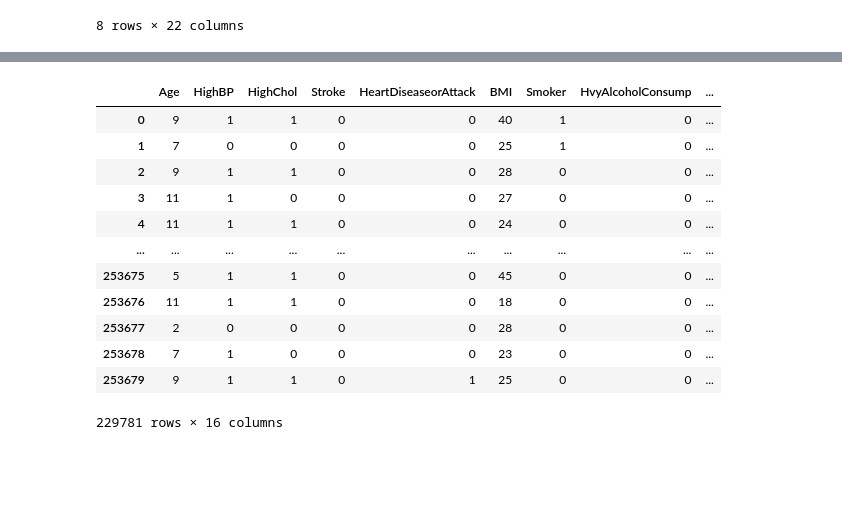
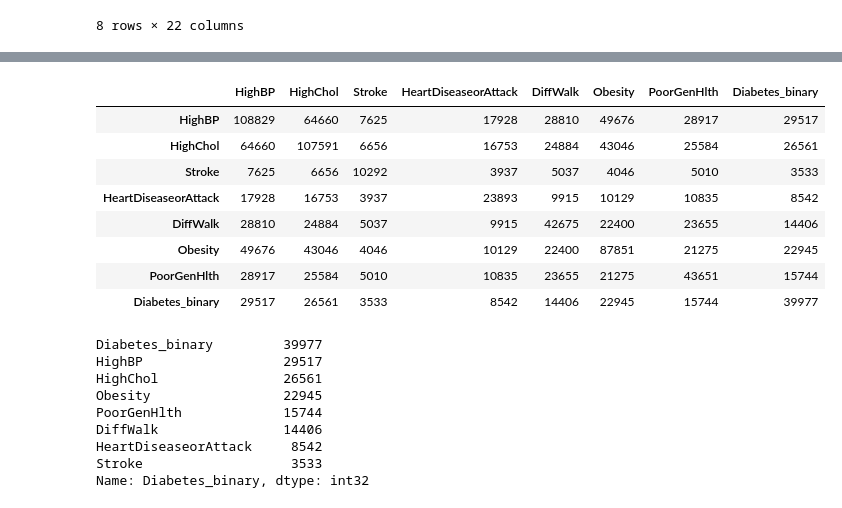
Before and after one commit to RaeezAli/comorbidity-network-analysis, a Jupyter notebook: notebooks/01_data_cleaning.ipynb, the cells around one changed output, grey strips where cells are left out. Saved outputs shown, nothing was run; the diff lists cells and outputs as text; code cells hidden in the pictures; blank space fills up the shorter version.

```diff
--- a/notebooks/01_data_cleaning.ipynb
+++ b/notebooks/01_data_cleaning.ipynb
@@ -230,0 +121,2 @@ df_selected.head()
+# %%
+data['PoorGenHlth'] = np.where(data['GenHlth'] >= 4, 1, 0)
@@ -269,22 +161,26 @@ df_selected
-# %%
-df_selected['HealthBurden'] = (
-    df_selected['ComorbidityScore'] +
-    df_selected['LifestyleScore'] +
-    df_selected['BMI'] / 10
-)
-df_selected
-# %% [output]
-|  | Age | HighBP | HighChol | Stroke | HeartDiseaseorAttack | BMI | Smoker | HvyAlcoholConsump | ... |
-| 0 | 9 | 1 | 1 | 0 | 0 | 40 | 1 | 0 | ... |
-| 1 | 7 | 0 | 0 | 0 | 0 | 25 | 1 | 0 | ... |
-| 2 | 9 | 1 | 1 | 0 | 0 | 28 | 0 | 0 | ... |
-| 3 | 11 | 1 | 0 | 0 | 0 | 27 | 0 | 0 | ... |
-| 4 | 11 | 1 | 1 | 0 | 0 | 24 | 0 | 0 | ... |
-| ... | ... | ... | ... | ... | ... | ... | ... | ... | ... |
-| 253675 | 5 | 1 | 1 | 0 | 0 | 45 | 0 | 0 | ... |
-| 253676 | 11 | 1 | 1 | 0 | 0 | 18 | 0 | 0 | ... |
-| 253677 | 2 | 0 | 0 | 0 | 0 | 28 | 0 | 0 | ... |
-| 253678 | 7 | 1 | 0 | 0 | 0 | 23 | 0 | 0 | ... |
-| 253679 | 9 | 1 | 1 | 0 | 1 | 25 | 0 | 0 | ... |
-229781 rows × 16 columns
+# %%
+co_occurrence = disease_df.T.dot(disease_df)
+co_occurrence
+# %% [output]
+|  | HighBP | HighChol | Stroke | HeartDiseaseorAttack | DiffWalk | Obesity | PoorGenHlth | Diabetes_binary |
+| HighBP | 108829 | 64660 | 7625 | 17928 | 28810 | 49676 | 28917 | 29517 |
+| HighChol | 64660 | 107591 | 6656 | 16753 | 24884 | 43046 | 25584 | 26561 |
+| Stroke | 7625 | 6656 | 10292 | 3937 | 5037 | 4046 | 5010 | 3533 |
+| HeartDiseaseorAttack | 17928 | 16753 | 3937 | 23893 | 9915 | 10129 | 10835 | 8542 |
+| DiffWalk | 28810 | 24884 | 5037 | 9915 | 42675 | 22400 | 23655 | 14406 |
+| Obesity | 49676 | 43046 | 4046 | 10129 | 22400 | 87851 | 21275 | 22945 |
+| PoorGenHlth | 28917 | 25584 | 5010 | 10835 | 23655 | 21275 | 43651 | 15744 |
+| Diabetes_binary | 29517 | 26561 | 3533 | 8542 | 14406 | 22945 | 15744 | 39977 |
+# %%
+co_occurrence['Diabetes_binary'].sort_values(ascending=False)
+# %% [output]
+Diabetes_binary         39977
+HighBP                  29517
+HighChol                26561
+Obesity                 22945
+PoorGenHlth             15744
+DiffWalk                14406
+HeartDiseaseorAttack     8542
+Stroke                   3533
+Name: Diabetes_binary, dtype: int32
 # %%
```
Also changed, not shown: parts of 28 cells of this notebook, 5 other files.
